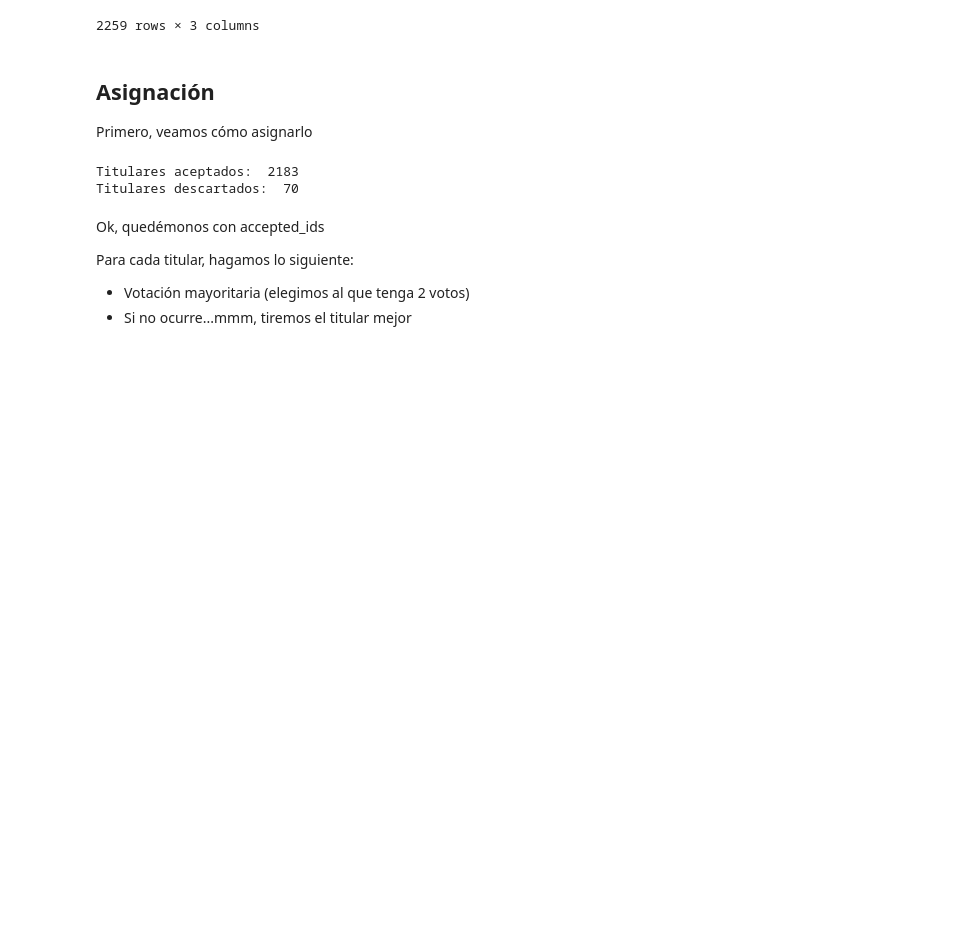
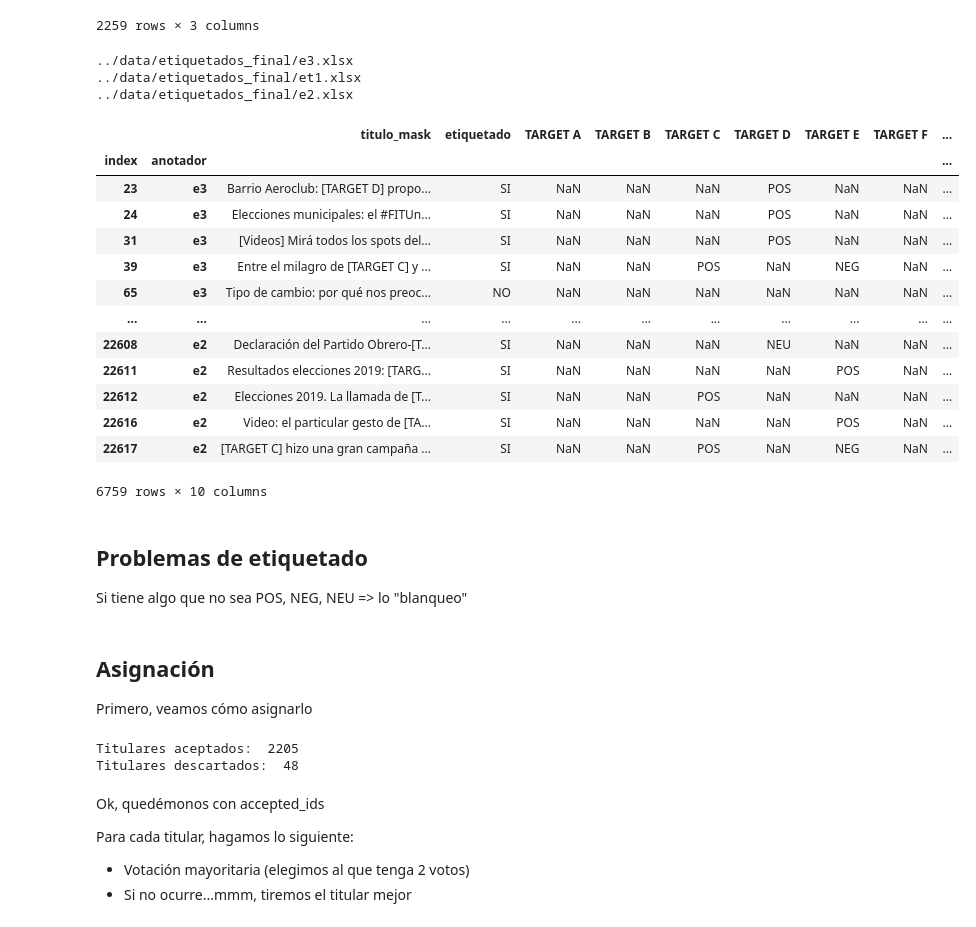
Before and after one commit to pysentimiento/sentiment-elecciones, a Jupyter notebook: notebooks/Asignacion.ipynb, the cells around one changed output. Saved outputs shown, nothing was run; the diff lists cells and outputs as text; code cells hidden in the pictures; blank space fills up the shorter version.

Commit message:
Agrego medio

```diff
--- a/notebooks/Asignacion.ipynb
+++ b/notebooks/Asignacion.ipynb
@@ -39,25 +39,57 @@ dfs = []
 annotators = []
 
 for path in paths:
+    print(path)
     name = os.path.basename(path).split(".")[0]
 
-    df = pd.read_excel(path)
+    df = pd.read_excel(path, engine='openpyxl', index_col=0)
     df = df.iloc[3:]
+    df = df.loc[
+        df.index.notna()
+    ]
+
+    #df.index = df.index.astype(int)
     annotators.append(name)
 
     df.rename(columns={df.columns[0]: "id", "TITULO": "titulo_mask", " ": "etiquetado", "Etiquetado?": "etiquetado"}, inplace=True)
 
     # Por algún motivo perdimos este titular...
-    df.set_index("id", inplace=True)
-
     ids = [x for x in df.index if x not in {39}]
 
     df.loc[ids, "titulo"] = df_titulares.loc[ids, "titulo"]
+    df.loc[ids, "medio"] = df_titulares.loc[ids, "medio"]
     # KJJJJ qué desastre esto
     df.loc[39, "titulo"] = "Entre el milagro de Macri y la grieta del peronismo"
+    df.loc[39, "medio"] = "la nación"
     df["anotador"] = name
     df.reset_index(inplace=True)
     dfs.append(df)
 
 annotators = sorted(annotators)
-annotator_df = pd.concat(dfs).set_index(["id", "anotador"])
+annotator_df = pd.concat(dfs).set_index(["index", "anotador"])
+# %% [output]
+../data/etiquetados_final/e3.xlsx
+../data/etiquetados_final/et1.xlsx
+../data/etiquetados_final/e2.xlsx
+# %%
+
+annotator_df
+# %% [output]
+|  |  | titulo_mask | etiquetado | TARGET A | TARGET B | TARGET C | TARGET D | TARGET E | TARGET F | ... |
+| index | anotador |  |  |  |  |  |  |  |  | ... |
+| 23 | e3 | Barrio Aeroclub: [TARGET D] propo... | SI | NaN | NaN | NaN | POS | NaN | NaN | ... |
+| 24 | e3 | Elecciones municipales: el #FITUn... | SI | NaN | NaN | NaN | POS | NaN | NaN | ... |
+| 31 | e3 | [Videos] Mirá todos los spots del... | SI | NaN | NaN | NaN | POS | NaN | NaN | ... |
+| 39 | e3 | Entre el milagro de [TARGET C] y ... | SI | NaN | NaN | POS | NaN | NEG | NaN | ... |
+| 65 | e3 | Tipo de cambio: por qué nos preoc... | NO | NaN | NaN | NaN | NaN | NaN | NaN | ... |
+| ... | ... | ... | ... | ... | ... | ... | ... | ... | ... | ... |
+| 22608 | e2 | Declaración del Partido Obrero-[T... | SI | NaN | NaN | NaN | NEU | NaN | NaN | ... |
+| 22611 | e2 | Resultados elecciones 2019: [TARG... | SI | NaN | NaN | NaN | NaN | POS | NaN | ... |
+| 22612 | e2 | Elecciones 2019. La llamada de [T... | SI | NaN | NaN | POS | NaN | NaN | NaN | ... |
+| 22616 | e2 | Video: el particular gesto de [TA... | SI | NaN | NaN | NaN | NaN | POS | NaN | ... |
+| 22617 | e2 | [TARGET C] hizo una gran campaña ... | SI | NaN | NaN | POS | NaN | NEG | NaN | ... |
+6759 rows × 10 columns
+# %% [markdown]
+## Problemas de etiquetado
+
+Si tiene algo que no sea POS, NEG, NEU => lo "blanqueo"
@@ -66,17 +107,14 @@ annotator_df = pd.concat(dfs).set_index(["id", "anotador"])
 
 Primero, veamos cómo asignarlo
 # %%
-ids = dfs[0]["id"]
+ids = dfs[0]["index"]
 
-label_cols = ['TARGET A', 'TARGET B', 'TARGET C', 'TARGET D',
-       'TARGET E', 'TARGET F']
-
-total = 0
+rejected = []
 
 accepted_ids = []
 
 for _, row in dfs[0].iterrows():
-    idx = row["id"]
+    idx = row["index"]
     labels = annotator_df.loc[idx]
 
     assert len(labels) == 3
@@ -92,15 +130,15 @@ for _, row in dfs[0].iterrows():
         print(annotated.sum(axis=1))
         print(annotated)
         """
-        total+=1
+        rejected.append(idx)
     else:
         accepted_ids.append(idx)
 
 print("Titulares aceptados: ", len(accepted_ids))
-print("Titulares descartados: ", total)
+print("Titulares descartados: ", len(rejected))
 # %% [output]
-Titulares aceptados:  2183
-Titulares descartados:  70
+Titulares aceptados:  2205
+Titulares descartados:  48
 # %% [markdown]
 Ok, quedémonos con accepted_ids
 
```
Also changed, not shown: parts of 5 cells of this notebook.
